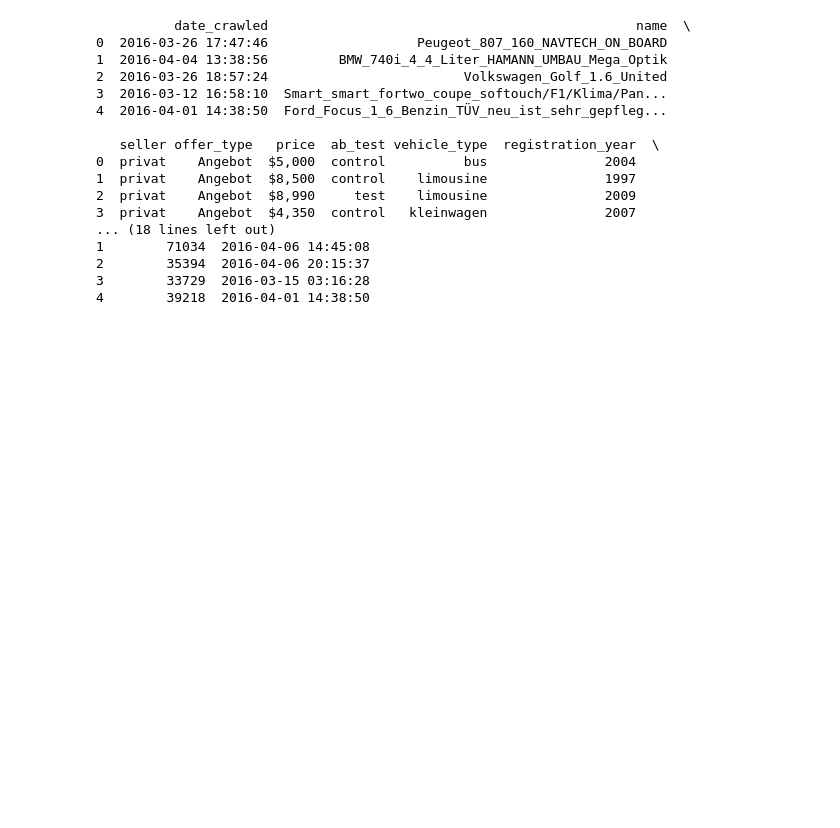
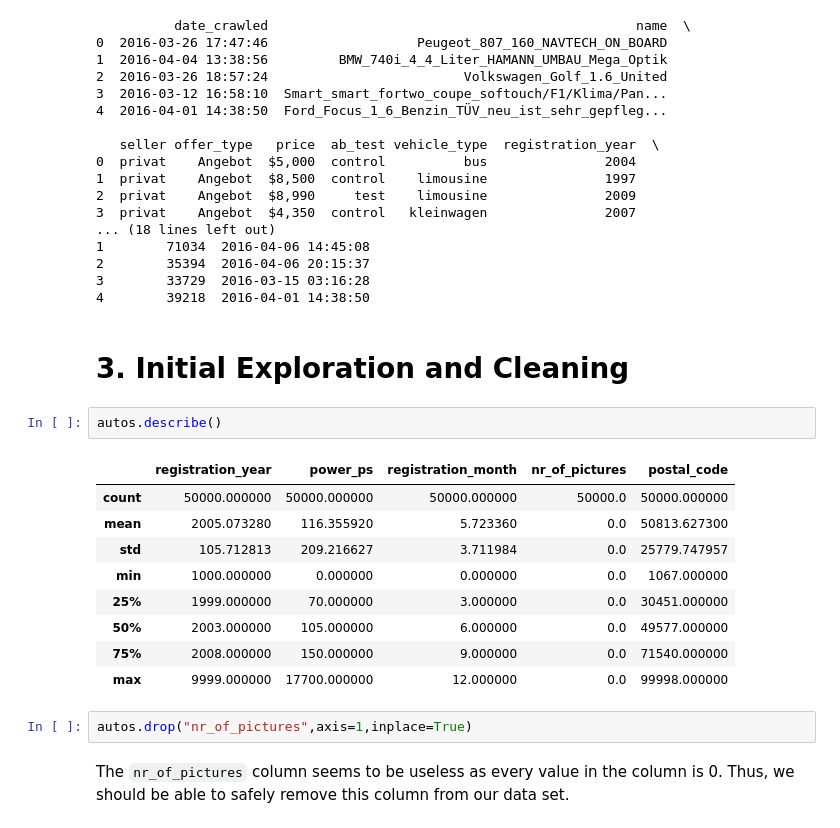
Before and after one commit to AsirShahid/Data-Scientist-in-Python-DataQuest, a Jupyter notebook: Data Analysis and Visualization/Pandas and NumPy Fundamentals/Projects/Exploring Ebay Car Sales Data/Exploring Ebay Car Sales Data.ipynb, the cells around one changed output. Saved outputs shown, nothing was run; the diff lists cells and outputs as text; blank space fills up the shorter version.

Commit message:
Worked on Exploring Ebay Car Sales Data Initial Exploration and Cleaning

```diff
--- a/Data Analysis and Visualization/Pandas and NumPy Fundamentals/Projects/Exploring Ebay Car Sales Data/Exploring Ebay Car Sales Data.ipynb
+++ b/Data Analysis and Visualization/Pandas and NumPy Fundamentals/Projects/Exploring Ebay Car Sales Data/Exploring Ebay Car Sales Data.ipynb
@@ -141,3 +141,21 @@ print(autos.head())
 2        35394  2016-04-06 20:15:37
 3        33729  2016-03-15 03:16:28
 4        39218  2016-04-01 14:38:50
+# %% [markdown]
+# 3. Initial Exploration and Cleaning
+# %%
+autos.describe()
+# %% [output]
+|  | registration_year | power_ps | registration_month | nr_of_pictures | postal_code |
+| count | 50000.000000 | 50000.000000 | 50000.000000 | 50000.0 | 50000.000000 |
+| mean | 2005.073280 | 116.355920 | 5.723360 | 0.0 | 50813.627300 |
+| std | 105.712813 | 209.216627 | 3.711984 | 0.0 | 25779.747957 |
+| min | 1000.000000 | 0.000000 | 0.000000 | 0.0 | 1067.000000 |
+| 25% | 1999.000000 | 70.000000 | 3.000000 | 0.0 | 30451.000000 |
+| 50% | 2003.000000 | 105.000000 | 6.000000 | 0.0 | 49577.000000 |
+| 75% | 2008.000000 | 150.000000 | 9.000000 | 0.0 | 71540.000000 |
+| max | 9999.000000 | 17700.000000 | 12.000000 | 0.0 | 99998.000000 |
+# %%
+autos.drop("nr_of_pictures",axis=1,inplace=True)
+# %% [markdown]
+The `nr_of_pictures` column seems to be useless as every value in the column is 0. Thus, we should be able to safely remove this column from our data set.
```
Also changed, not shown: parts of 13 cells of this notebook.
